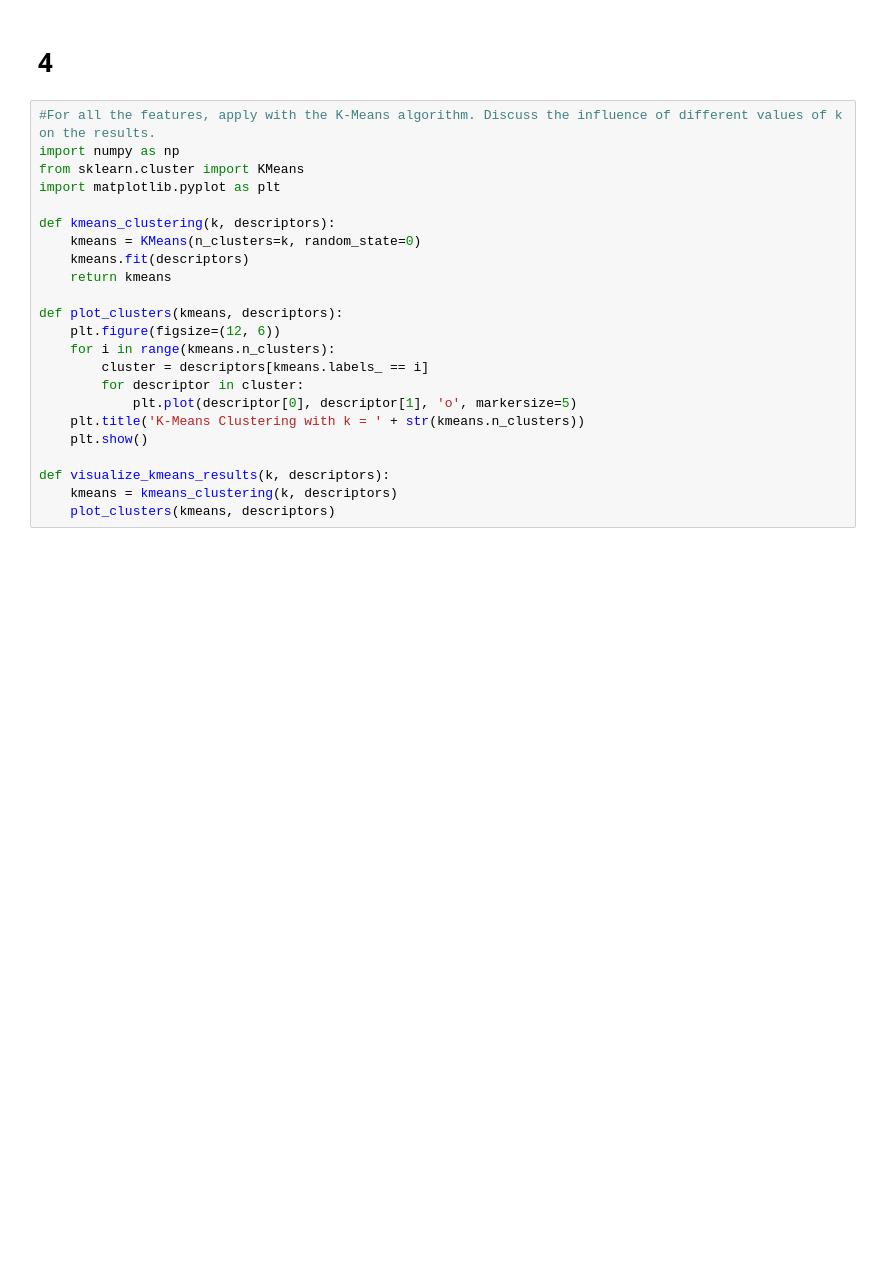
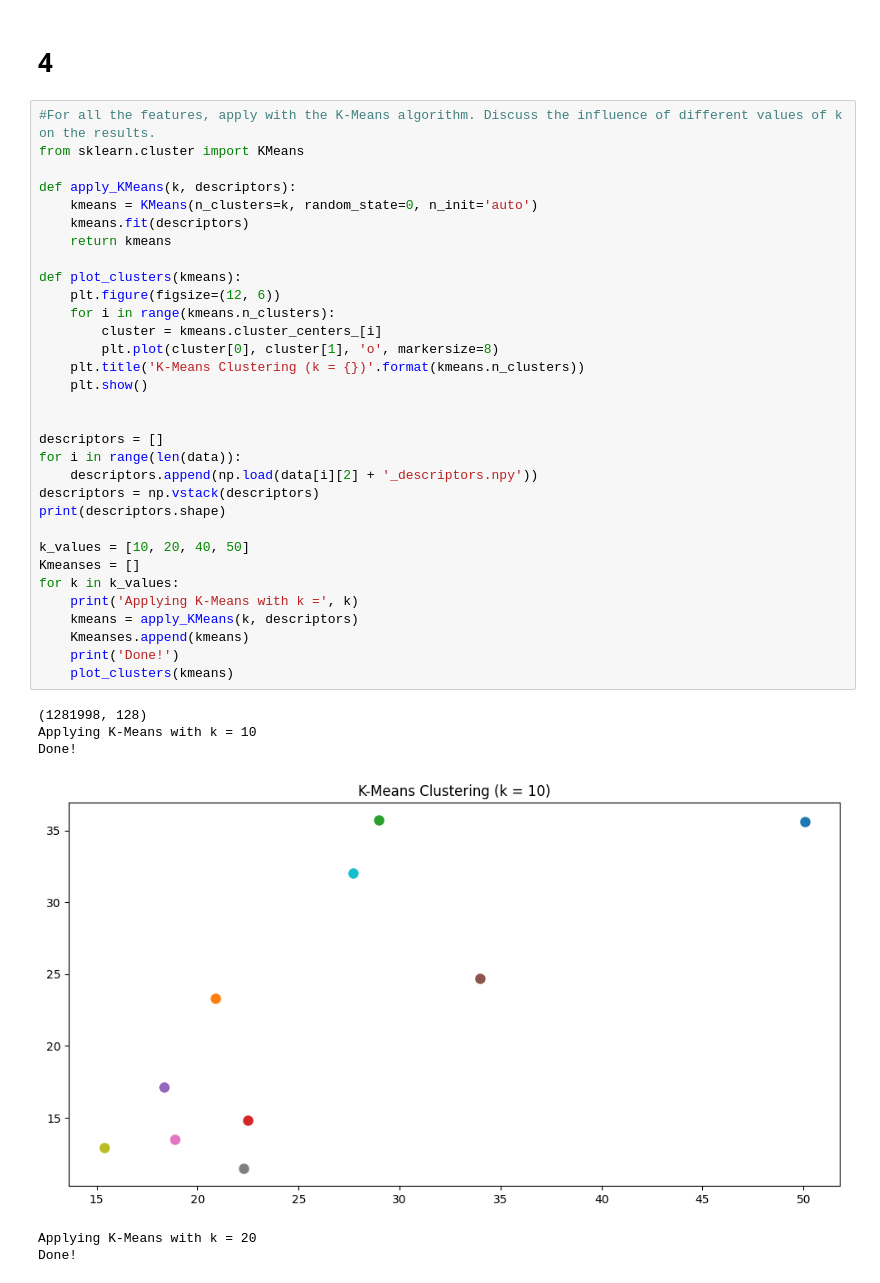
Before and after one commit to xuych0826/CS172_hw1, a Jupyter notebook: Bag-of-Words model.ipynb, the cells around one changed output. Drawn from its saved outputs; the diff is of its cells as text; blank space fills up the shorter version.

```diff
--- a/Bag-of-Words model.ipynb
+++ b/Bag-of-Words model.ipynb
@@ -122,24 +122,40 @@ visualize_results()
 # 4
 # %%
 #For all the features, apply with the K-Means algorithm. Discuss the influence of different values of k on the results.
-import numpy as np
 from sklearn.cluster import KMeans
-import matplotlib.pyplot as plt
 
-def kmeans_clustering(k, descriptors):
-    kmeans = KMeans(n_clusters=k, random_state=0)
+def apply_KMeans(k, descriptors):
+    kmeans = KMeans(n_clusters=k, random_state=0, n_init='auto')
     kmeans.fit(descriptors)
     return kmeans
 
-def plot_clusters(kmeans, descriptors):
+def plot_clusters(kmeans):
     plt.figure(figsize=(12, 6))
     for i in range(kmeans.n_clusters):
-        cluster = descriptors[kmeans.labels_ == i]
-        for descriptor in cluster:
-            plt.plot(descriptor[0], descriptor[1], 'o', markersize=5)
-    plt.title('K-Means Clustering with k = ' + str(kmeans.n_clusters))
+        cluster = kmeans.cluster_centers_[i]
+        plt.plot(cluster[0], cluster[1], 'o', markersize=8)
+    plt.title('K-Means Clustering (k = {})'.format(kmeans.n_clusters))
     plt.show()
 
-def visualize_kmeans_results(k, descriptors):
-    kmeans = kmeans_clustering(k, descriptors)
-    plot_clusters(kmeans, descriptors)
+
+descriptors = []
+for i in range(len(data)):
+    descriptors.append(np.load(data[i][2] + '_descriptors.npy'))
+descriptors = np.vstack(descriptors)
+print(descriptors.shape)
+
+k_values = [10, 20, 40, 50]
+Kmeanses = []
+for k in k_values:
+    print('Applying K-Means with k =', k)
+    kmeans = apply_KMeans(k, descriptors)
+    Kmeanses.append(kmeans)
+    print('Done!')
+    plot_clusters(kmeans)
+# %% [output]
+(1281998, 128)
+Applying K-Means with k = 10
+Done!
+[figure, added]
+Applying K-Means with k = 20
+Done!
```
Also changed, not shown: parts of 14 cells of this notebook, 1 other file.
